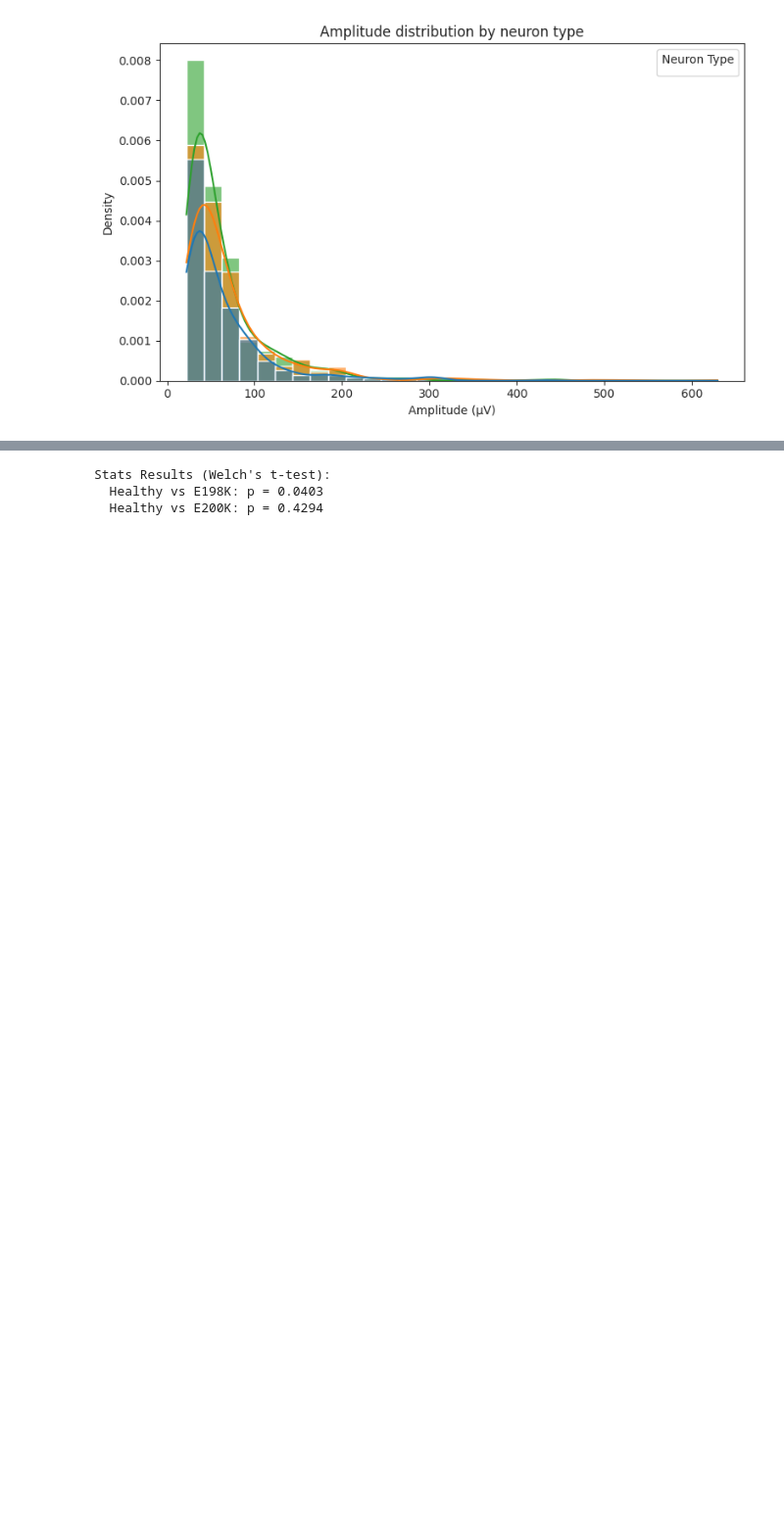
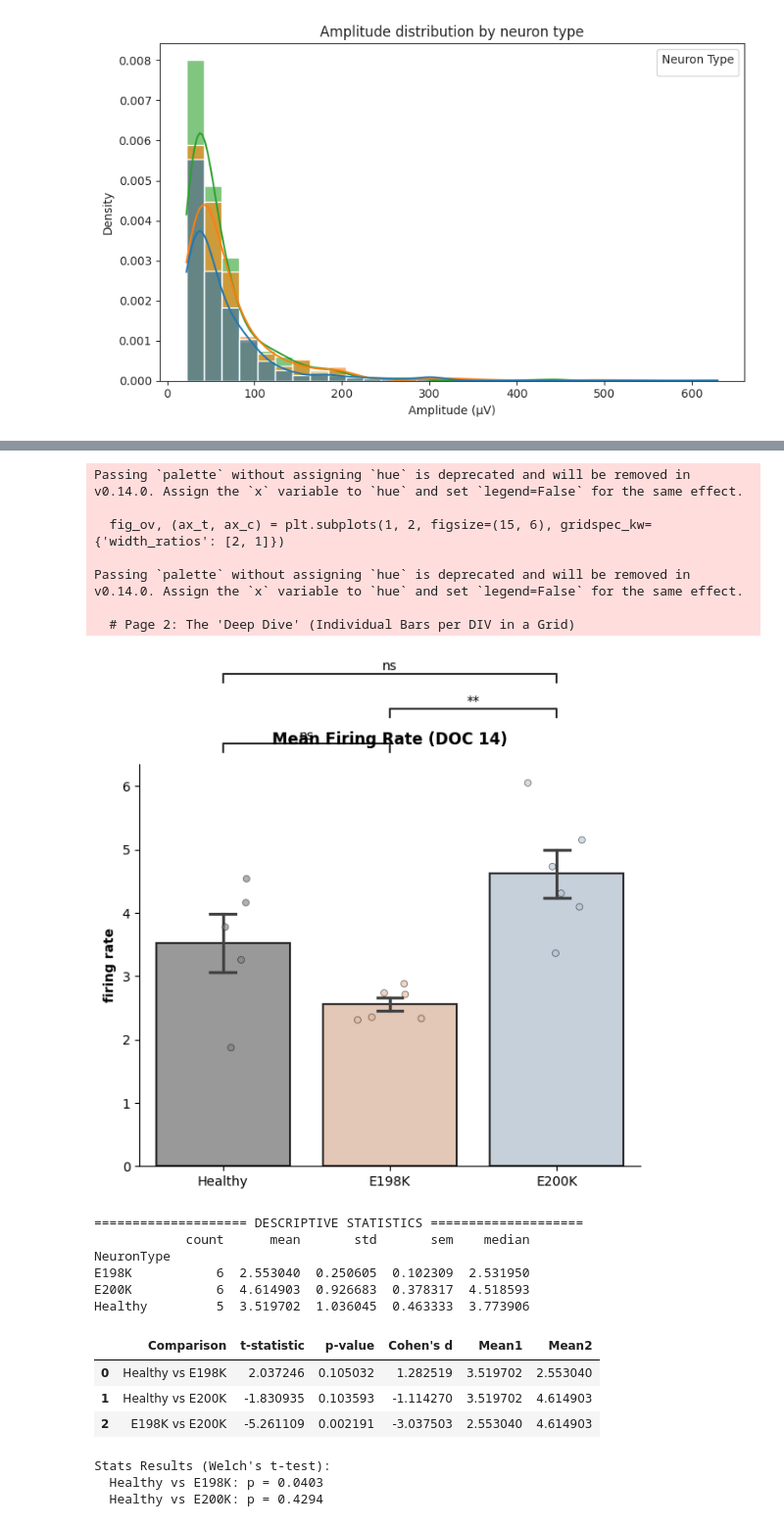
Before and after one commit to roybens/MEA_Analysis, a Jupyter notebook: IPNAnalysis/workbooks/plotSpikesortedIPNmetrics.ipynb, the cells around one changed output, grey strips where cells are left out. Shown at 98% size. Saved outputs shown, nothing was run; the diff lists cells and outputs as text; code cells hidden in the pictures; blank space fills up the shorter version.

```diff
--- a/IPNAnalysis/workbooks/plotSpikesortedIPNmetrics.ipynb
+++ b/IPNAnalysis/workbooks/plotSpikesortedIPNmetrics.ipynb
@@ -911,3 +981,35 @@ plt.tight_layout()
 plt.show()
 # %% [output]
 [figure]
+# %%
+import sys
+import importlib
+import matplotlib.pyplot as plt
+
+# 1. Load the tool
+sys.path.append('/mnt/Vol20tb1/user_workspaces/mmpatil/MEA_Analysis/IPNAnalysis')
+import meaplotter
+importlib.reload(meaplotter)
+
+# 2. YOUR PRE-PROCESSING (Steps 1 & 2 from your script)
+# Filter
+df_clean = df_all[df_all['firing_rate'] >= 0.1].copy()
+
+# Aggregate to Well Means (Crucial Step!)
+# If you skip this, the plotter will plot every single electrode as a dot (N=Thousands)
+df_well_means = df_clean.groupby(['NeuronType', 'Source_Well'])['firing_rate'].mean().reset_index()
+
+# 3. INITIALIZE & PLOT
+viz = meaplotter.MEAPlotter()
+
+# This one command replaces Steps 3, 4, 5, and 6 in your script
+viz.analyze(
+    df=df_well_means,          # Pass the aggregated data
+    x='NeuronType',
+    y='firing_rate',
+    order=['Healthy', 'E198K', 'E200K'],
+    palette=['gray', '#E6B89C', '#B4C5D6'],
+    title="Mean Firing Rate (DOC 14)",
+    save_path="/mnt/Vol20tb1/user_workspaces/shruti/MEA_Analysis/MEA_Analysis_V2/MEA_Analysis/AnalyzedData/JGA_CSB3_010825_VD/firing_rate_DIV14.svg"
+)
+# %% [output]
@@ -914,3 +1035,21 @@ plt.show()
+Passing `palette` without assigning `hue` is deprecated and will be removed in v0.14.0. Assign the `x` variable to `hue` and set `legend=False` for the same effect.
+
+  fig_ov, (ax_t, ax_c) = plt.subplots(1, 2, figsize=(15, 6), gridspec_kw={'width_ratios': [2, 1]})
+
+Passing `palette` without assigning `hue` is deprecated and will be removed in v0.14.0. Assign the `x` variable to `hue` and set `legend=False` for the same effect.
+
+  # Page 2: The 'Deep Dive' (Individual Bars per DIV in a Grid)
+[figure, added]
+==================== DESCRIPTIVE STATISTICS ====================
+            count      mean       std       sem    median
+NeuronType
+E198K           6  2.553040  0.250605  0.102309  2.531950
+E200K           6  4.614903  0.926683  0.378317  4.518593
+Healthy         5  3.519702  1.036045  0.463333  3.773906
+|  | Comparison | t-statistic | p-value | Cohen's d | Mean1 | Mean2 |
+| 0 | Healthy vs E198K | 2.037246 | 0.105032 | 1.282519 | 3.519702 | 2.553040 |
+| 1 | Healthy vs E200K | -1.830935 | 0.103593 | -1.114270 | 3.519702 | 4.614903 |
+| 2 | E198K vs E200K | -5.261109 | 0.002191 | -3.037503 | 2.553040 | 4.614903 |
 # %%
 import seaborn as sns
 import matplotlib.pyplot as plt
```
Also changed, not shown: parts of 13 cells of this notebook, 1 other file.
